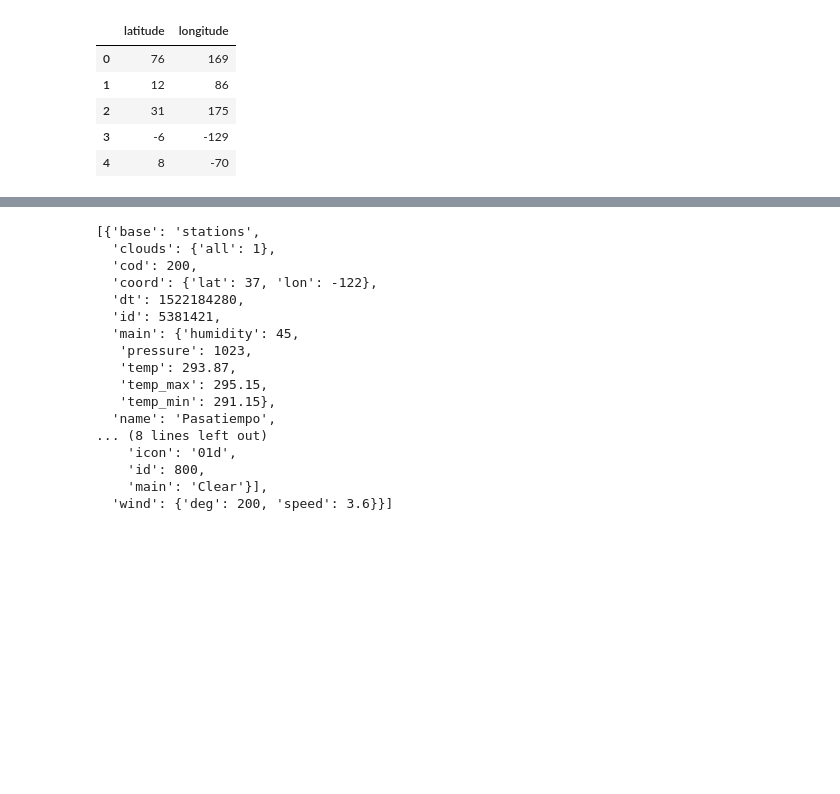
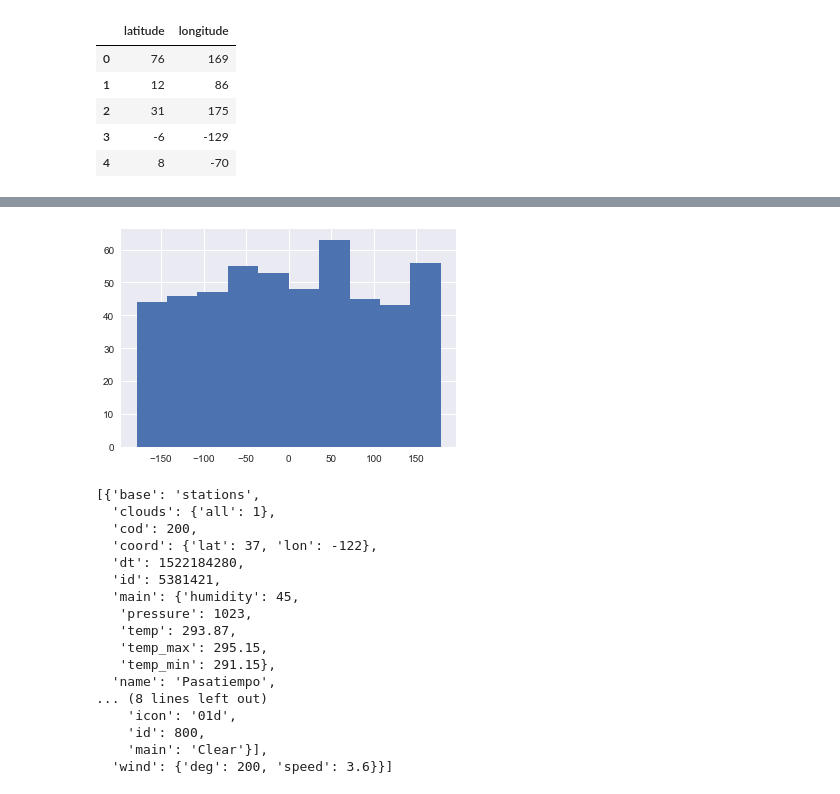
Before and after one commit to rpalo/tutoring-weather-example, a Jupyter notebook: weather.ipynb, the cells around one changed output, grey strips where cells are left out. Saved outputs shown, nothing was run; the diff lists cells and outputs as text; code cells hidden in the pictures; blank space fills up the shorter version.

```diff
--- a/weather.ipynb
+++ b/weather.ipynb
@@ -47,3 +52,8 @@ coords.head()
+# %%
+plt.hist(coords['longitude'])
+plt.show()
+# %% [output]
+[figure, added]
 # %%
 from secrets import API_KEY
 def get_weather_data(coords, time_between=1):
```
Also changed, not shown: parts of 20 cells of this notebook, 10 other files.
